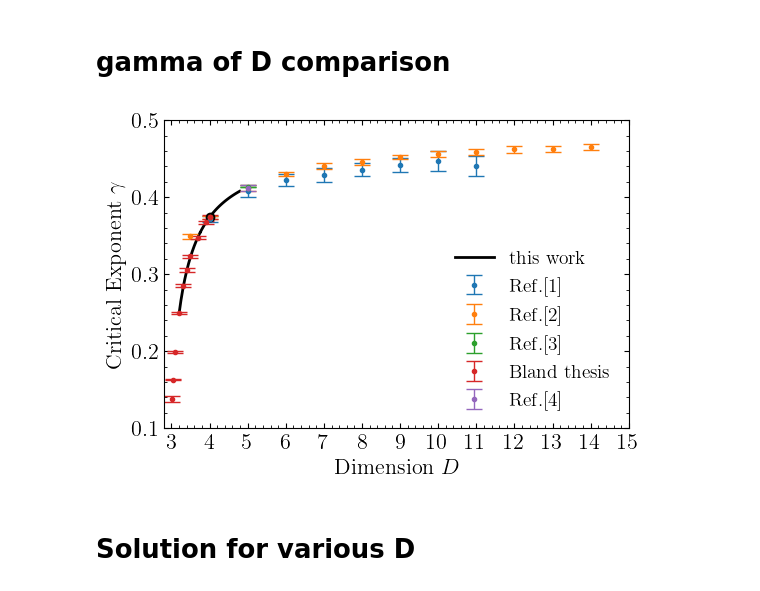
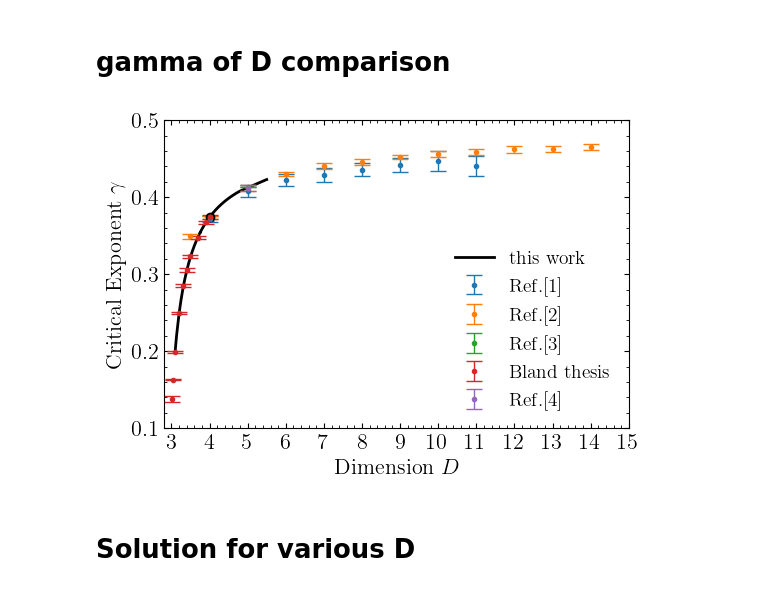
Before and after one commit to EckerChristian/CriticalSpacetimeCrystal, a Jupyter notebook: plots/plots.ipynb, the cells around one changed output. Saved outputs shown, nothing was run; the diff lists cells and outputs as text; code cells hidden in the pictures.

```diff
--- a/plots/plots.ipynb
+++ b/plots/plots.ipynb
@@ -273,7 +289,7 @@ plt.rcParams.update({
     })
 
 # numeric data for gamma
-gamma=np.loadtxt("gamma.dat")
+gamma=np.loadtxt("GammaList.dat")
 
 # data from Bland paper Table 1 https : // arxiv . org/pdf/hep - th/0702226
 SO=np.loadtxt("gSorkin.dat")
@@ -293,34 +309,34 @@ fig, ax=plt.subplots(sharex=True,facecolor='white',dpi=100,figsize=(6,4))
 ax.set_xlim([2.8,15])
 ax.set_ylim([0.1,0.5])
 ax.tick_params(which='major', direction='in',top="true",right="true")
 ax.tick_params(which='minor', direction='in',top="true",right="true")
 ax.minorticks_on()
 ax.xaxis.set_major_locator(plt.MultipleLocator(1))
 plt.xlabel(r'${\rm Dimension}~D$', fontsize = 16)
 plt.ylabel(r'${\rm Critical~Exponent}~\gamma$',fontsize =  16)
 
 # gamma
 plt.plot(gamma[:,0],gamma[:,1],color="black",linestyle="-",linewidth=2,zorder=1,alpha=1,label=r"$\rm this~work$")
 
 # eror bars in literature
 plt.errorbar(SO[:,0],SO[:,1], yerr=SO[:,2], fmt='o',markersize=3, capsize=6,zorder=2,linewidth=1, label=r"$\rm Ref.[1]$")
 plt.errorbar(bland2[:,0],bland2[:,1], yerr=bland2[:,2], fmt='o',markersize=3, capsize=6,zorder=2,linewidth=1, label=r"$\rm Ref.[2]$")
 plt.errorbar(bland3[0],bland3[1], yerr=bland3[2], fmt='o',markersize=3, capsize=6,zorder=2,linewidth=1, label=r"$\rm Ref.[3]$")
 plt.errorbar(bland1[:,0],bland1[:,1], yerr=bland1[:,2], fmt='o',markersize=3, capsize=6,zorder=2,linewidth=1, label=r"$\rm Bland~thesis$")
 plt.errorbar(AG[0],AG[1], yerr=AG[2], fmt='o',markersize=3, capsize=6,zorder=2,linewidth=1, label=r"$\rm Ref.[4]$")
 
 #plt.plot(bland[:,0],bland[:,1],color="blue",linestyle="--",linewidth=2,zorder=2,alpha=0.75,label=r"$\rm Bland$")
 
 # D=4
 plt.plot(4, gamma4,'o',color="black")
 
 # labels
 #plt.text(4-0.2,gamma4+0.03,r'$D=4, \gamma\approx0.37$',fontsize=16,color="black")
 plt.legend(loc="lower right",fontsize=14,frameon=False)
 
 plt.savefig("gammaCompare.pdf",dpi=100,bbox_inches='tight')
 # %% [output]
-[figure, old version]
+[figure, new version]
 # %% [markdown]
 # Solution for various D
 # %%
```
Also changed, not shown: parts of 3 cells of this notebook.
